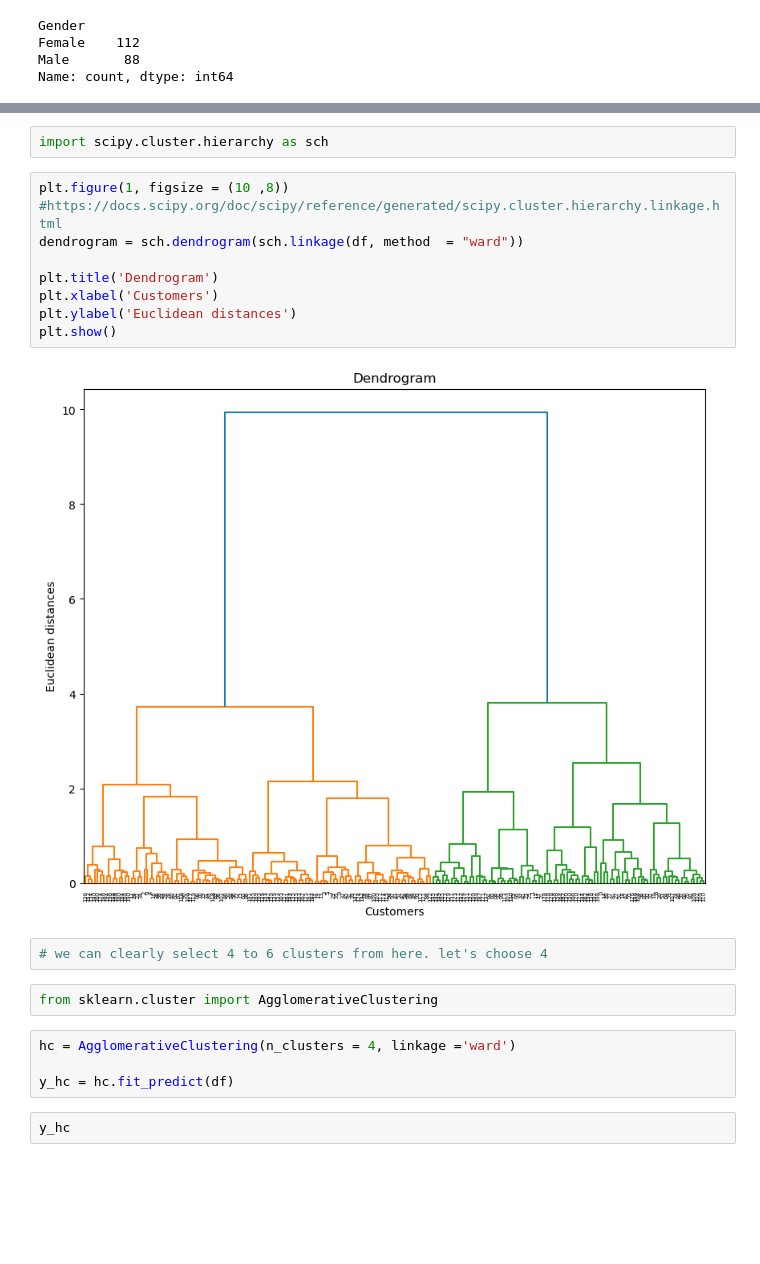
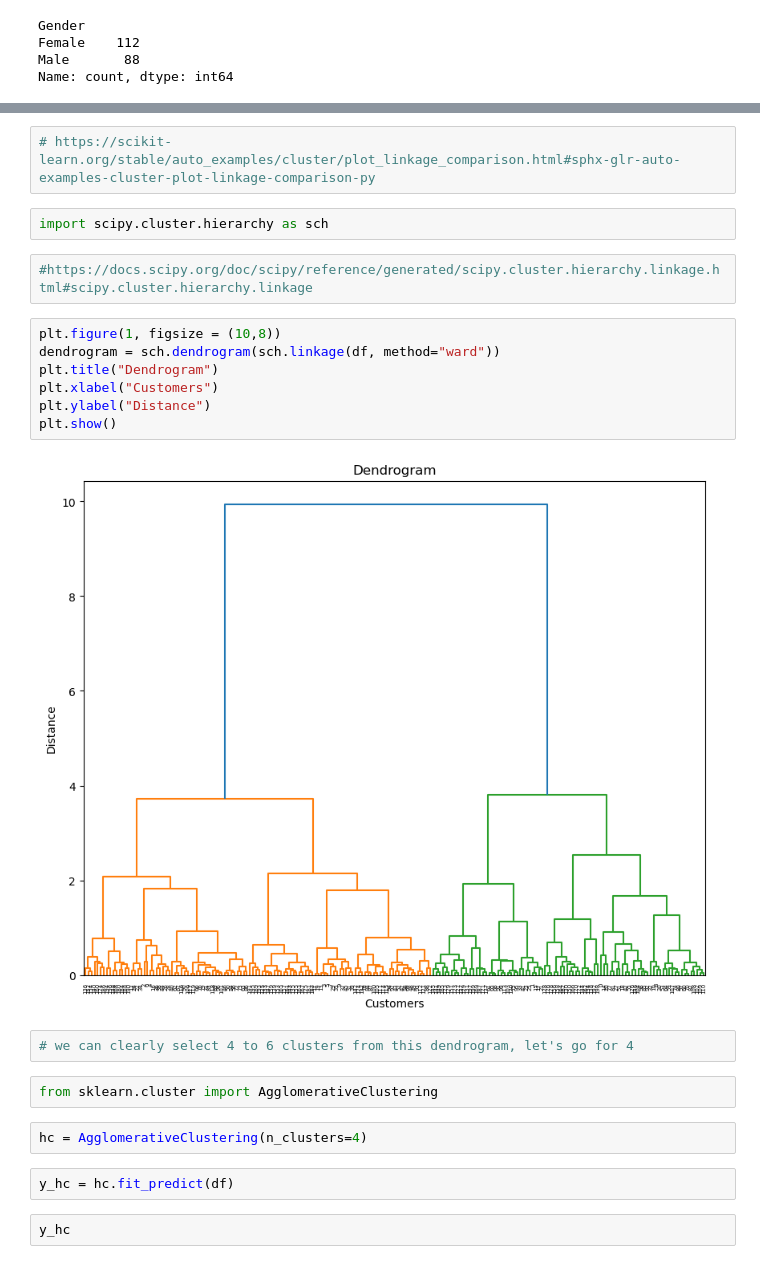
Before and after one commit to atilsamancioglu/MachineLearningNotebooks, a Jupyter notebook: 27-HierarchicalClustering.ipynb, the cells around one changed output, grey strips where cells are left out. Cells and saved outputs as stored; diff of their text form; blank space fills up the shorter version.

```diff
--- a/27-HierarchicalClustering.ipynb
+++ b/27-HierarchicalClustering.ipynb
@@ -117,24 +122,26 @@ plt.show()
+# %%
+# https://scikit-learn.org/stable/auto_examples/cluster/plot_linkage_comparison.html#sphx-glr-auto-examples-cluster-plot-linkage-comparison-py
 # %%
 import scipy.cluster.hierarchy as sch
+# %%
+#https://docs.scipy.org/doc/scipy/reference/generated/scipy.cluster.hierarchy.linkage.html#scipy.cluster.hierarchy.linkage
 # %%
-plt.figure(1, figsize = (10 ,8))
-#https://docs.scipy.org/doc/scipy/reference/generated/scipy.cluster.hierarchy.linkage.html
-dendrogram = sch.dendrogram(sch.linkage(df, method  = "ward"))
-
-plt.title('Dendrogram')
-plt.xlabel('Customers')
-plt.ylabel('Euclidean distances')
+plt.figure(1, figsize = (10,8))
+dendrogram = sch.dendrogram(sch.linkage(df, method="ward"))
+plt.title("Dendrogram")
+plt.xlabel("Customers")
+plt.ylabel("Distance")
 plt.show()
 # %% [output]
-[figure, old version]
+[figure, new version]
 # %%
-# we can clearly select 4 to 6 clusters from here. let's choose 4
+# we can clearly select 4 to 6 clusters from this dendrogram, let's go for 4
 # %%
 from sklearn.cluster import AgglomerativeClustering
 # %%
-hc = AgglomerativeClustering(n_clusters = 4, linkage ='ward')
-
-y_hc = hc.fit_predict(df)
+hc = AgglomerativeClustering(n_clusters=4)
+# %%
+y_hc = hc.fit_predict(df)
 # %%
 y_hc
 # %% [output]
```
Also changed, not shown: parts of 31 cells of this notebook.
